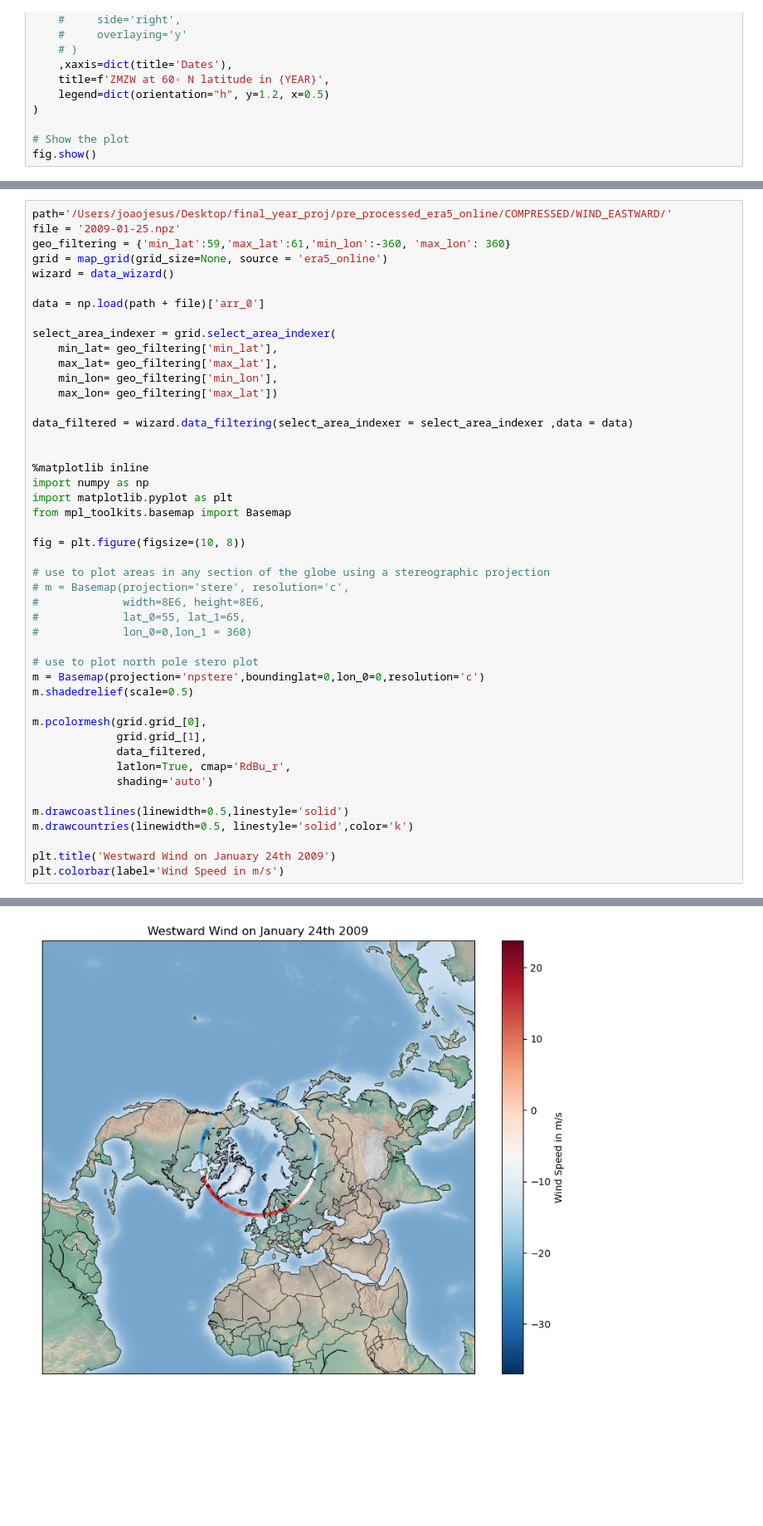
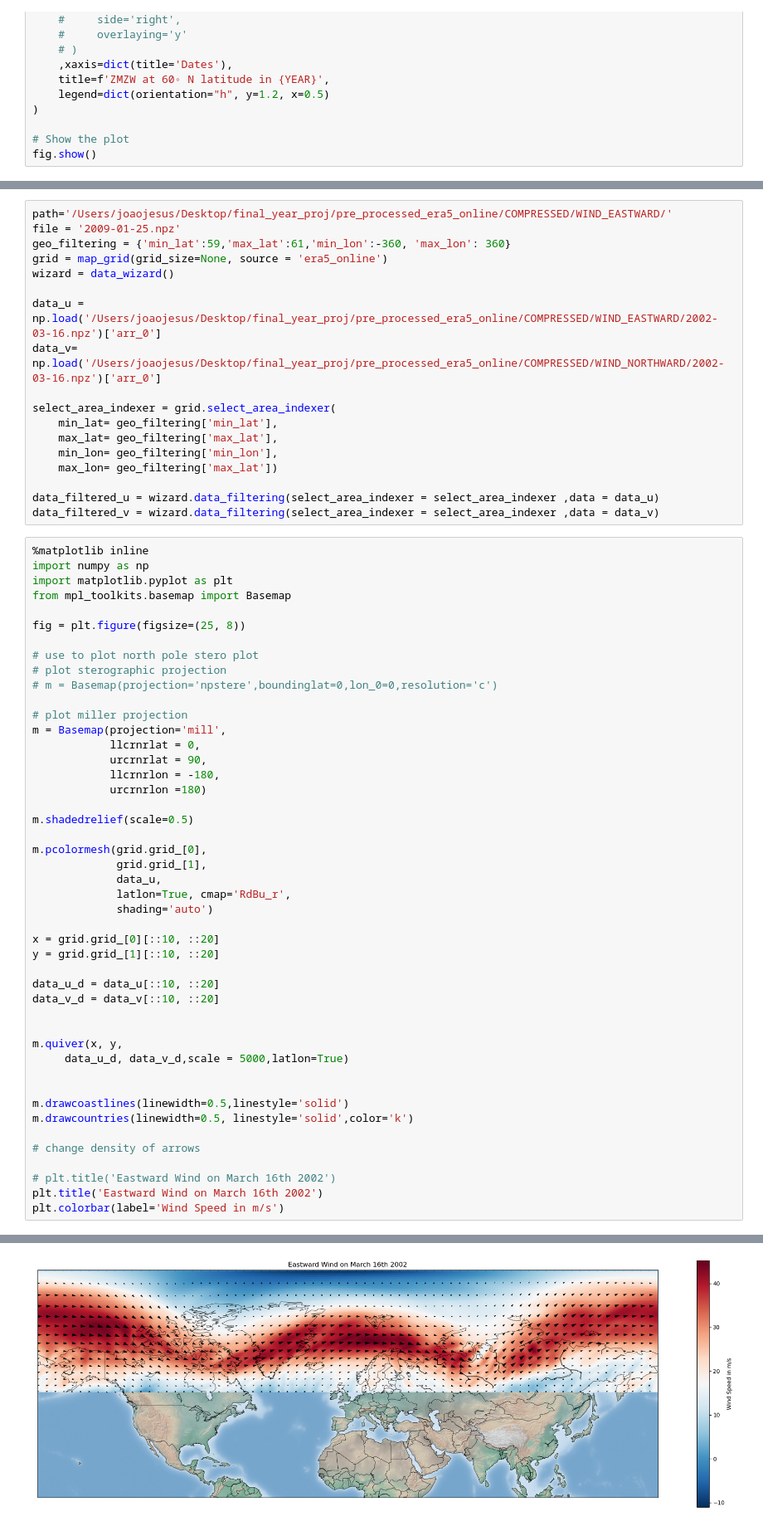
Before and after one commit to jonyjesus18/final-year-proj, a Jupyter notebook: ssw_identifying_era5_daily.ipynb, the cells around one changed output, grey strips where cells are left out. Shown at 83% size. Cells and saved outputs as stored; diff of their text form; blank space fills up the shorter version.

Commit message:
add miller projection with vectors

```diff
--- a/ssw_identifying_era5_daily.ipynb
+++ b/ssw_identifying_era5_daily.ipynb
@@ -223,47 +225,65 @@ df
+# %%
+path='/Users/joaojesus/Desktop/final_year_proj/pre_processed_era5_online/COMPRESSED/WIND_EASTWARD/'
+file = '2009-01-25.npz'
+geo_filtering = {'min_lat':59,'max_lat':61,'min_lon':-360, 'max_lon': 360}
+grid = map_grid(grid_size=None, source = 'era5_online')
+wizard = data_wizard()
+
+data_u = np.load('/Users/joaojesus/Desktop/final_year_proj/pre_processed_era5_online/COMPRESSED/WIND_EASTWARD/2002-03-16.npz')['arr_0']
+data_v= np.load('/Users/joaojesus/Desktop/final_year_proj/pre_processed_era5_online/COMPRESSED/WIND_NORTHWARD/2002-03-16.npz')['arr_0']
+
+select_area_indexer = grid.select_area_indexer(
+    min_lat= geo_filtering['min_lat'],
+    max_lat= geo_filtering['max_lat'],
+    min_lon= geo_filtering['min_lon'],
+    max_lon= geo_filtering['max_lat'])
+
+data_filtered_u = wizard.data_filtering(select_area_indexer = select_area_indexer ,data = data_u)
+data_filtered_v = wizard.data_filtering(select_area_indexer = select_area_indexer ,data = data_v)
 # %%
-path='/Users/joaojesus/Desktop/final_year_proj/pre_processed_era5_online/COMPRESSED/WIND_EASTWARD/'
-file = '2009-01-25.npz'
-geo_filtering = {'min_lat':59,'max_lat':61,'min_lon':-360, 'max_lon': 360}
-grid = map_grid(grid_size=None, source = 'era5_online')
-wizard = data_wizard()
-
-data = np.load(path + file)['arr_0']
-
-select_area_indexer = grid.select_area_indexer(
-    min_lat= geo_filtering['min_lat'],
-    max_lat= geo_filtering['max_lat'],
-    min_lon= geo_filtering['min_lon'],
-    max_lon= geo_filtering['max_lat'])
-
-data_filtered = wizard.data_filtering(select_area_indexer = select_area_indexer ,data = data)
-
-
 %matplotlib inline
 import numpy as np
 import matplotlib.pyplot as plt
 from mpl_toolkits.basemap import Basemap
 
-fig = plt.figure(figsize=(10, 8))
-
-# use to plot areas in any section of the globe using a stereographic projection
-# m = Basemap(projection='stere', resolution='c',
-#             width=8E6, height=8E6,
-#             lat_0=55, lat_1=65,
-#             lon_0=0,lon_1 = 360)
+fig = plt.figure(figsize=(25, 8))
 
 # use to plot north pole stero plot
-m = Basemap(projection='npstere',boundinglat=0,lon_0=0,resolution='c')
+# plot sterographic projection
+# m = Basemap(projection='npstere',boundinglat=0,lon_0=0,resolution='c')
+
+# plot miller projection
+m = Basemap(projection='mill',
+            llcrnrlat = 0,
+            urcrnrlat = 90,
+            llcrnrlon = -180,
+            urcrnrlon =180)
+
 m.shadedrelief(scale=0.5)
 
 m.pcolormesh(grid.grid_[0],
              grid.grid_[1],
-             data_filtered,
+             data_u,
              latlon=True, cmap='RdBu_r',
              shading='auto')
+
+x = grid.grid_[0][::10, ::20]
+y = grid.grid_[1][::10, ::20]
+
+data_u_d = data_u[::10, ::20]
+data_v_d = data_v[::10, ::20]
+
+
+m.quiver(x, y,
+     data_u_d, data_v_d,scale = 5000,latlon=True)
+
 
 m.drawcoastlines(linewidth=0.5,linestyle='solid')
 m.drawcountries(linewidth=0.5, linestyle='solid',color='k')
 
-plt.title('Westward Wind on January 24th 2009')
+# change density of arrows
+
+# plt.title('Eastward Wind on March 16th 2002')
+plt.title('Eastward Wind on March 16th 2002')
 plt.colorbar(label='Wind Speed in m/s')
 # %% [output]
@@ -272 +291 @@ The input coordinates to pcolormesh are interpreted as cell centers, but are not
-[figure, old version]
+[figure, new version]
```
Also changed, not shown: parts of 3 cells of this notebook, 10 other files.
